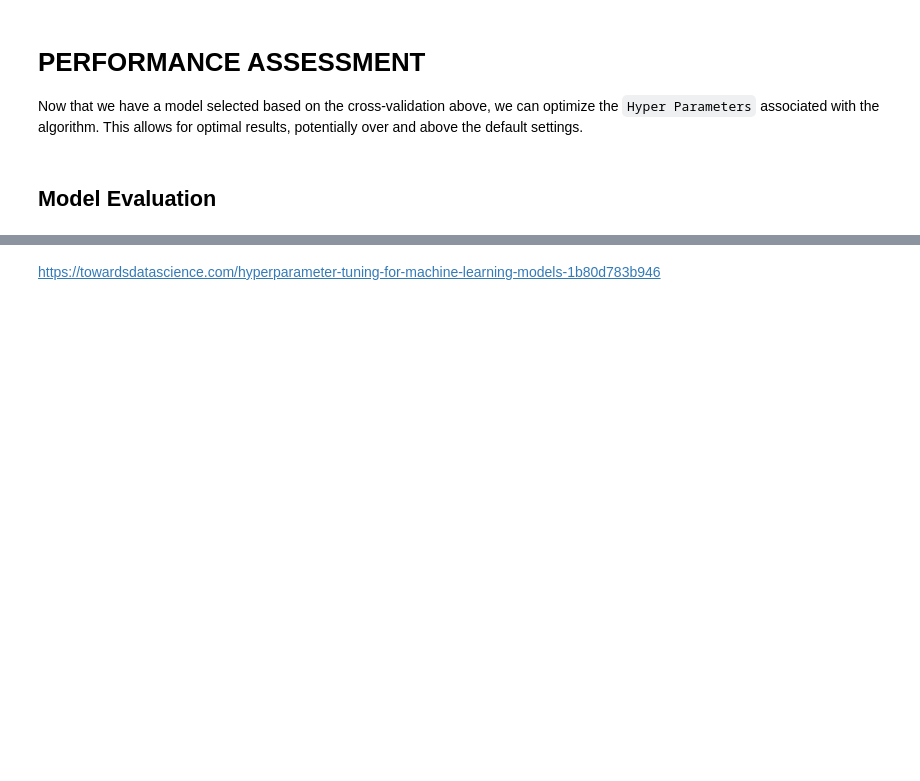
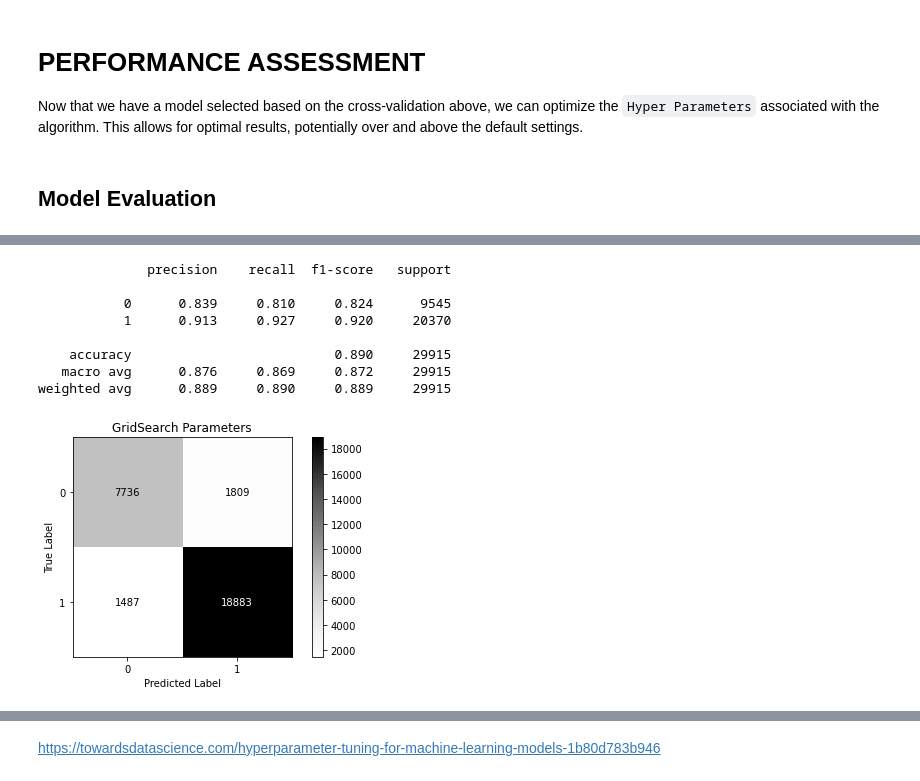
Before and after one commit to broepke/Tuning, a Jupyter notebook: Tuning.ipynb, the cells around one changed output, grey strips where cells are left out. Cells and saved outputs as stored; diff of their text form; code cells hidden in the pictures; blank space fills up the shorter version.

```diff
--- a/Tuning.ipynb
+++ b/Tuning.ipynb
@@ -362,7 +462,17 @@ fit_and_print(pipeline, 'hyper_defaults')
 # %%
 clf = LogisticRegression(C=log_C, solver=log_solver, random_state=42, max_iter=500)
 pipeline = create_pipe(clf, log_ngram)
-fit_and_print(pipeline, 'hyper_grid')
+fit_and_print(pipeline, 'GridSearch Parameters')
+# %% [output]
+              precision    recall  f1-score   support
+
+           0      0.839     0.810     0.824      9545
+           1      0.913     0.927     0.920     20370
+
+    accuracy                          0.890     29915
+   macro avg      0.876     0.869     0.872     29915
+weighted avg      0.889     0.890     0.889     29915
+[figure, added]
 # %%
 clf = LogisticRegression(C=log_C_b, solver=log_solver_b, random_state=42, max_iter=500)
 pipeline = create_pipe(clf, log_ngram_b)
```
Also changed, not shown: parts of 17 cells of this notebook, 6 other files.
